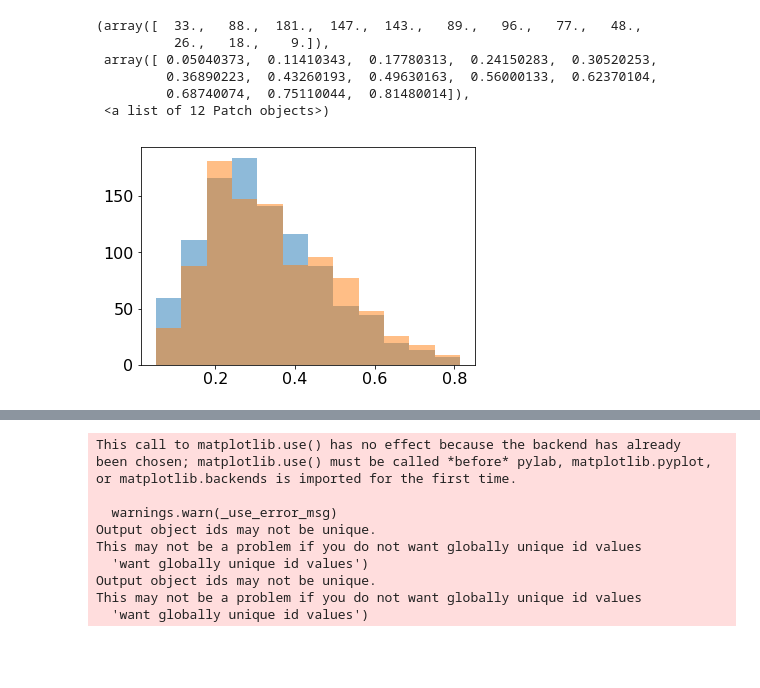
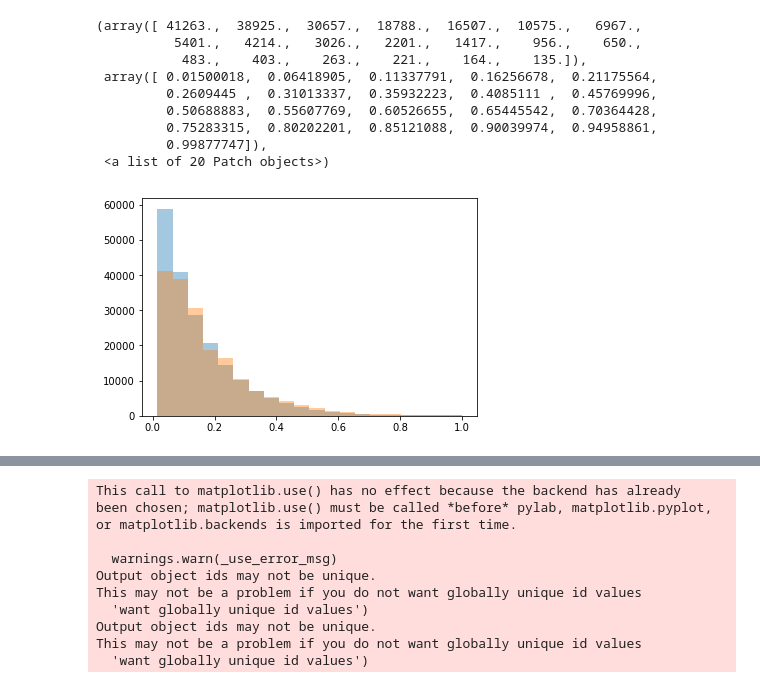
Before and after one commit to LSSTDESC/Twinkles, a Jupyter notebook: examples/notebooks/MatchingLensGalaxies-SN.ipynb, the cells around one changed output, grey strips where cells are left out. Drawn from its saved outputs; the diff is of its cells as text; code cells hidden in the pictures; blank space fills up the shorter version.

Commit message:
Changed  to new version for new version of the lensed SNe catalog from Danny.

```diff
--- a/examples/notebooks/MatchingLensGalaxies-SN.ipynb
+++ b/examples/notebooks/MatchingLensGalaxies-SN.ipynb
@@ -431,3 +24,6 @@ Now we connect to the cosmoDC2 database and use redshift, stellar_mass and ellip
+# %%
+dc2_df_system = pd.read_hdf('/global/cscratch1/sd/brycek/glsne_dc2_v2.h5', key='system')
+dc2_df_image = pd.read_hdf('/global/cscratch1/sd/brycek/glsne_dc2_v2.h5', key='image')
 # %%
 import GCRCatalogs
 import pandas as pd
@@ -435,2 +33,2 @@ from GCR import GCRQuery
 # %%
-catalog = GCRCatalogs.load_catalog('cosmoDC2_v0.1')
+catalog = GCRCatalogs.load_catalog('cosmoDC2_v1.0_10194_10452')
@@ -539,0 +58,22 @@ for row in gcr_glsn_match:
+# %%
+%%time
+z_cat_min = np.power(10, np.log10(np.min(dc2_df_system['zl'])) - .1)
+z_cat_max = np.power(10, np.log10(np.max(dc2_df_system['zl'])) + .1)
+
+i_gal_dim = np.max(-2.5*np.log10(np.power(10, -0.4*dc2_df_system['lensgal_mi'])*.9))
+i_gal_bright = np.min(-2.5*np.log10(np.power(10, -0.4*dc2_df_system['lensgal_mi'])*1.1))
+
+print(z_cat_min, z_cat_max, i_gal_dim, i_gal_bright)
+
+data = catalog.get_quantities(['galaxy_id', 'redshift_true', 'ellipticity_true', 'mag_true_i_lsst',
+                               'size_minor_bulge_true', 'size_bulge_true'],
+                              filters=['mag_true_i_lsst > %f' % i_gal_bright,
+                                       'mag_true_i_lsst < %f' % i_gal_dim,
+                                       'redshift_true > %f' % z_cat_min, 'redshift_true < %f' % z_cat_max,
+                                       'stellar_mass_bulge/stellar_mass > 0.99'])
+
+data['glsne_ellipticity'] = (1-(data['size_minor_bulge_true']/data['size_bulge_true']))
+
+
+data_df = pd.DataFrame(data)
+print(data_df.head(10))
@@ -540,13 +173,16 @@ for row in gcr_glsn_match:
+# %%
+gcr_glsn_match = np.array(gcr_glsn_match)
 # %%
-#Let's take a look at a couple results
-mpl.rcParams['text.usetex'] = False
-n, bins, p = plt.hist(unique_df['zl'], alpha=0.5, bins=12)
-plt.hist(gcr_z, alpha=0.5, bins=bins)
+n, bins, _ = plt.hist(dc2_df_system['zl'], alpha=0.4, bins=20)
+plt.hist(gcr_glsn_match[:,0], alpha=0.4, bins=bins)
 # %% [output]
-(array([  33.,   88.,  181.,  147.,  143.,   89.,   96.,   77.,   48.,
-          26.,   18.,    9.]),
- array([ 0.05040373,  0.11410343,  0.17780313,  0.24150283,  0.30520253,
-         0.36890223,  0.43260193,  0.49630163,  0.56000133,  0.62370104,
-         0.68740074,  0.75110044,  0.81480014]),
- <a list of 12 Patch objects>)
+(array([ 41263.,  38925.,  30657.,  18788.,  16507.,  10575.,   6967.,
+          5401.,   4214.,   3026.,   2201.,   1417.,    956.,    650.,
+           483.,    403.,    263.,    221.,    164.,    135.]),
+ array([ 0.01500018,  0.06418905,  0.11337791,  0.16256678,  0.21175564,
+         0.2609445 ,  0.31013337,  0.35932223,  0.4085111 ,  0.45769996,
+         0.50688883,  0.55607769,  0.60526655,  0.65445542,  0.70364428,
+         0.75283315,  0.80202201,  0.85121088,  0.90039974,  0.94958861,
+         0.99877747]),
+ <a list of 20 Patch objects>)
-[figure, old version]
+[figure, new version]
```
Also changed, not shown: parts of 83 cells of this notebook.
